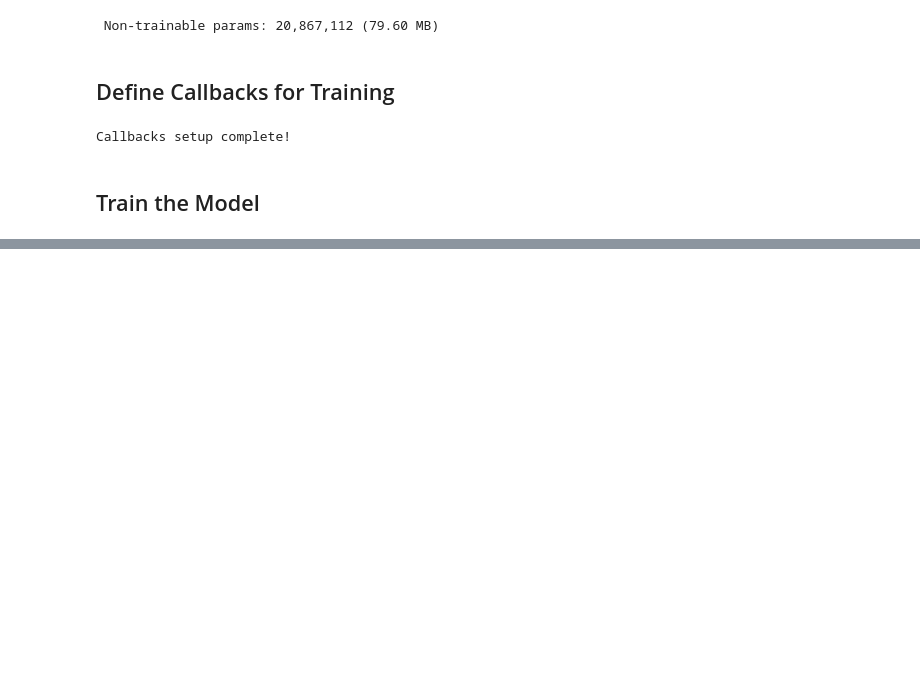
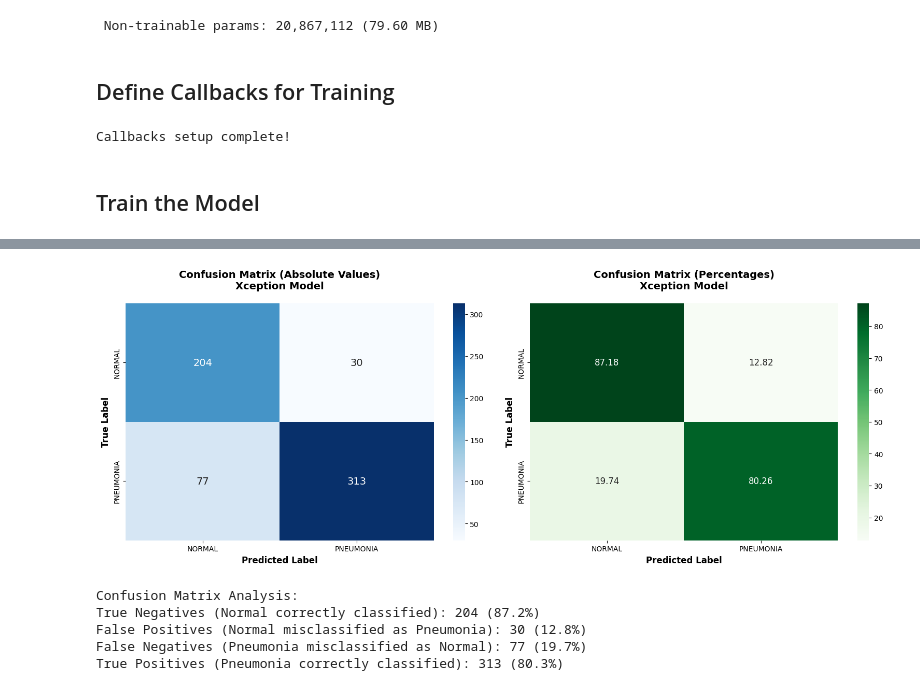
Before and after one commit to Y4-Deep-Learning-Assignment/Pneumonia-_Detection, a Jupyter notebook: Xception.ipynb, the cells around one changed output, grey strips where cells are left out. Drawn from its saved outputs; the diff is of its cells as text; code cells hidden in the pictures; blank space fills up the shorter version.

Commit message:
model: evaluate and visualize results and sample predictions

```diff
--- a/Xception.ipynb
+++ b/Xception.ipynb
@@ -456,0 +637,51 @@ Xception training completed in 32.43 minutes!
+# %%
+# Plot confusion matrix
+def plot_confusion_matrix_detailed(test_generator, predicted_classes):
+    """
+    Plot detailed confusion matrix with percentages
+    """
+    cm = confusion_matrix(test_generator.classes, predicted_classes)
+
+    # Calculate percentages
+    cm_percentage = cm.astype('float') / cm.sum(axis=1)[:, np.newaxis] * 100
+
+    fig, (ax1, ax2) = plt.subplots(1, 2, figsize=(16, 6))
+
+    # Plot absolute values
+    sns.heatmap(cm, annot=True, fmt='d', cmap='Blues', ax=ax1,
+                xticklabels=['NORMAL', 'PNEUMONIA'],
+                yticklabels=['NORMAL', 'PNEUMONIA'],
+                annot_kws={"size": 14})
+    ax1.set_title('Confusion Matrix (Absolute Values)\nXception Model',
+                  fontsize=14, fontweight='bold', pad=20)
+    ax1.set_xlabel('Predicted Label', fontsize=12, fontweight='bold')
+    ax1.set_ylabel('True Label', fontsize=12, fontweight='bold')
+
+    # Plot percentages
+    sns.heatmap(cm_percentage, annot=True, fmt='.2f', cmap='Greens', ax=ax2,
+                xticklabels=['NORMAL', 'PNEUMONIA'],
+                yticklabels=['NORMAL', 'PNEUMONIA'],
+                annot_kws={"size": 12})
+    ax2.set_title('Confusion Matrix (Percentages)\nXception Model',
+                  fontsize=14, fontweight='bold', pad=20)
+    ax2.set_xlabel('Predicted Label', fontsize=12, fontweight='bold')
+    ax2.set_ylabel('True Label', fontsize=12, fontweight='bold')
+
+    plt.tight_layout()
+    plt.show()
+
+    # Print numerical analysis
+    print("Confusion Matrix Analysis:")
+    print(f"True Negatives (Normal correctly classified): {cm[0,0]} ({cm_percentage[0,0]:.1f}%)")
+    print(f"False Positives (Normal misclassified as Pneumonia): {cm[0,1]} ({cm_percentage[0,1]:.1f}%)")
+    print(f"False Negatives (Pneumonia misclassified as Normal): {cm[1,0]} ({cm_percentage[1,0]:.1f}%)")
+    print(f"True Positives (Pneumonia correctly classified): {cm[1,1]} ({cm_percentage[1,1]:.1f}%)")
+
+plot_confusion_matrix_detailed(test_generator, predicted_classes)
+# %% [output]
+[figure, added]
+Confusion Matrix Analysis:
+True Negatives (Normal correctly classified): 204 (87.2%)
+False Positives (Normal misclassified as Pneumonia): 30 (12.8%)
+False Negatives (Pneumonia misclassified as Normal): 77 (19.7%)
+True Positives (Pneumonia correctly classified): 313 (80.3%)
```
Also changed, not shown: parts of 7 cells of this notebook.
